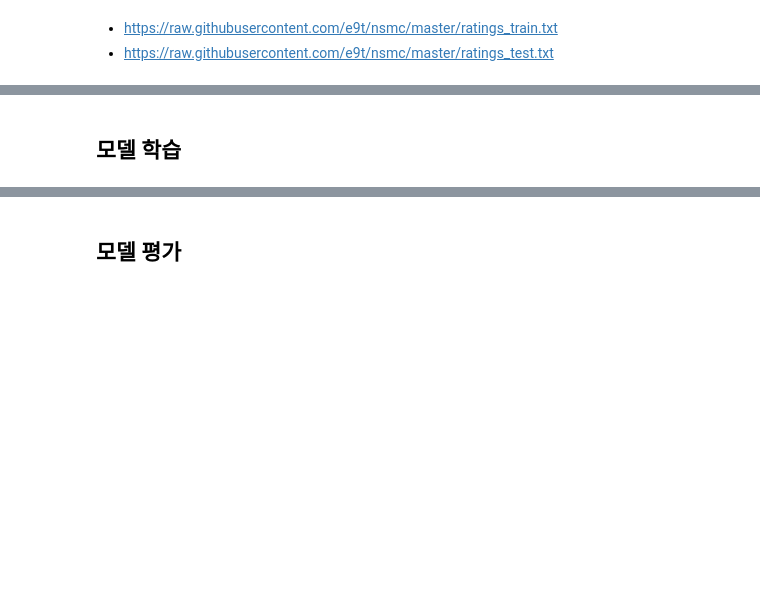
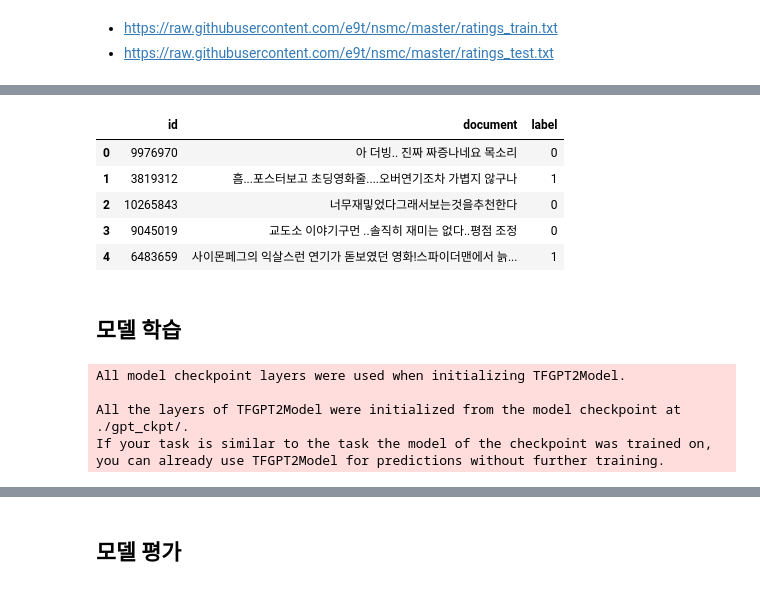
Before and after one commit to 5kdk/GPT2_KoGPT2_KoBERT_KoBART_studying, a Jupyter notebook: GPT-2_study.ipynb, the cells around one changed output, grey strips where cells are left out. Cells and saved outputs as stored; diff of their text form; code cells hidden in the pictures; blank space fills up the shorter version.

```diff
--- a/GPT-2_study.ipynb
+++ b/GPT-2_study.ipynb
@@ -219,0 +268,9 @@ generate_sentence('언제나', gpt_model, top_k=0, top_p=0.95)
+# %%
+test_data.head()
+# %% [output]
+|  | id | document | label |
+| 0 | 9976970 | 아 더빙.. 진짜 짜증나네요 목소리 | 0 |
+| 1 | 3819312 | 흠...포스터보고 초딩영화줄....오버연기조차 가볍지 않구나 | 1 |
+| 2 | 10265843 | 너무재밓었다그래서보는것을추천한다 | 0 |
+| 3 | 9045019 | 교도소 이야기구먼 ..솔직히 재미는 없다..평점 조정 | 0 |
+| 4 | 6483659 | 사이몬페그의 익살스런 연기가 돋보였던 영화!스파이더맨에서 늙... | 1 |
@@ -221,0 +323,8 @@ generate_sentence('언제나', gpt_model, top_k=0, top_p=0.95)
+# %%
+BASE_MODEL_PATH = './gpt_ckpt/'
+cls_model = TFGPT2Classifier(dir_path=BASE_MODEL_PATH, num_class=2)
+# %% [output]
+All model checkpoint layers were used when initializing TFGPT2Model.
+
+All the layers of TFGPT2Model were initialized from the model checkpoint at ./gpt_ckpt/.
+If your task is similar to the task the model of the checkpoint was trained on, you can already use TFGPT2Model for predictions without further training.
```
Also changed, not shown: parts of 19 cells of this notebook.
